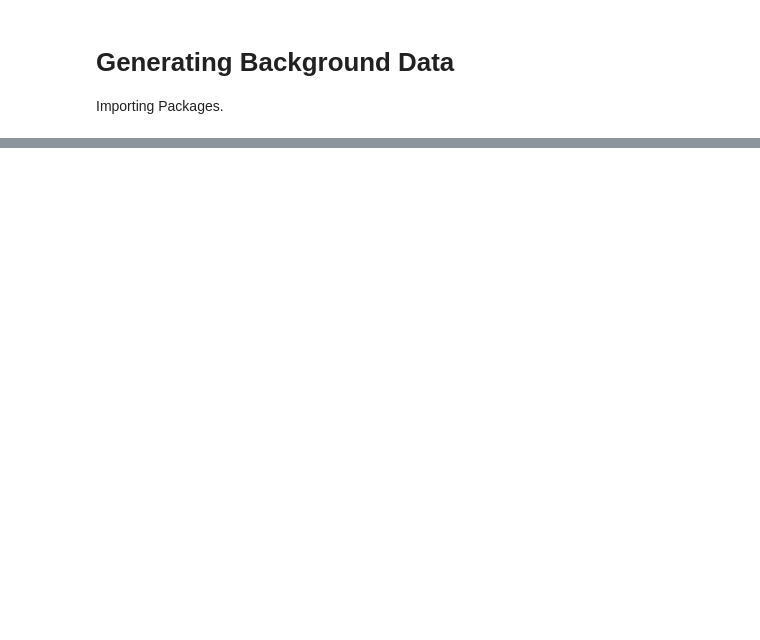
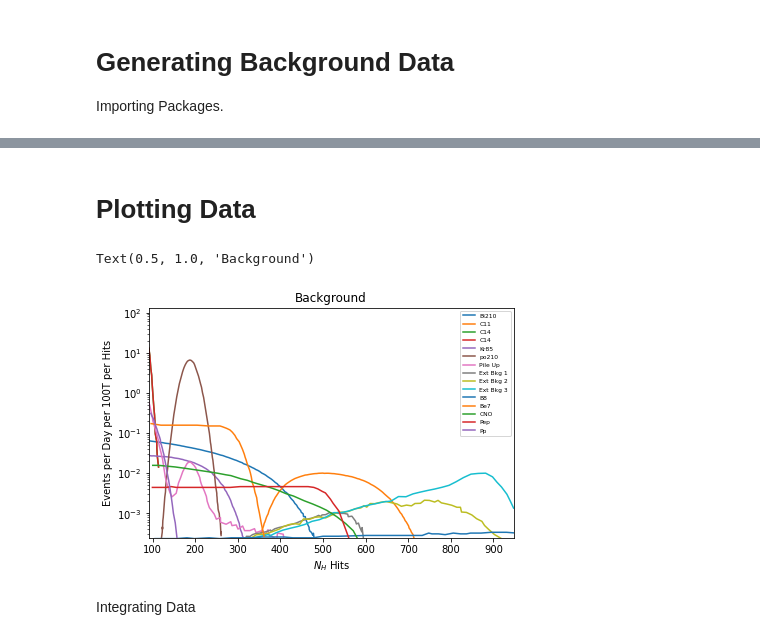
Before and after one commit to SenorBunBun/Upscatter-Solar-Modulation, a Jupyter notebook: OnOff/poissongaussiantest.ipynb, the cells around one changed output, grey strips where cells are left out. Saved outputs shown, nothing was run; the diff lists cells and outputs as text; code cells hidden in the pictures; blank space fills up the shorter version.

```diff
--- a/OnOff/poissongaussiantest.ipynb
+++ b/OnOff/poissongaussiantest.ipynb
@@ -35,0 +38,51 @@ plt.show()
+# %% [markdown]
+ # Plotting Data
+# %%
+bi210 = kfp.read_csv("bkgs/Bi210.csv", header=None)
+c11 =  kfp.read_csv("bkgs/C11.csv", header=None)
+c14 =  kfp.read_csv("bkgs/C14.csv", header=None)
+kr85 = kfp.read_csv("bkgs/Kr85.csv", header=None)
+po210 = kfp.read_csv("bkgs/Po210.csv", header=None)
+pileup = kfp.read_csv("bkgs/pile_up.csv", header=None)
+bkg1 = kfp.read_csv("bkgs/ext_bkg_1.csv", header=None)
+bkg2 = kfp.read_csv("bkgs/ext_bkg_2.csv", header=None)
+bkg3 = kfp.read_csv("bkgs/ext_bkg_3.csv", header=None)
+
+b8 = kfp.read_csv("bkgs/solar n/B8.csv", header=None)
+be7 = kfp.read_csv("bkgs/solar n/Be7.csv", header=None)
+cno = kfp.read_csv("bkgs/solar n/CNO.csv", header=None)
+pep = kfp.read_csv("bkgs/solar n/pep.csv", header=None)
+pp = kfp.read_csv("bkgs/solar n/pp.csv", header=None)
+# %%
+plt.plot(bi210[0], bi210[1], label="Bi210")
+plt.plot(c11[0], c11[1], label="C11")
+plt.plot(c14[0], c14[1], label="C14")
+plt.plot(c14[0], c14[1], label="C14")
+plt.plot(kr85[0], kr85[1], label="Kr85")
+plt.plot(po210[0], po210[1], label="po210")
+plt.plot(pileup[0], pileup[1], label="Pile Up")
+plt.plot(bkg1[0], bkg1[1], label="Ext Bkg 1")
+plt.plot(bkg2[0], bkg2[1], label="Ext Bkg 2")
+plt.plot(bkg3[0], bkg3[1], label="Ext Bkg 3")
+
+plt.plot(b8[0], b8[1], label="B8")
+plt.plot(be7[0], be7[1], label="Be7")
+plt.plot(cno[0], cno[1], label="CNO")
+plt.plot(pep[0], pep[1], label="Pep")
+plt.plot(pp[0], pp[1], label="Pp")
+
+
+plt.ylabel('Events per Day per 100T per Hits')
+plt.xlabel('$N_{H}$ Hits')
+plt.xlim([min(c14[0]), max(bkg3[0])])
+plt.ylim([min(po210[1]), max(c14[1])*10 ])
+plt.yscale('log')
+
+plt.legend(prop={'size' : 6})
+plt.tight_layout()
+plt.title('Background')
+# %% [output]
+Text(0.5, 1.0, 'Background')
+[figure, added]
+# %% [markdown]
+Integrating Data
```
Also changed, not shown: parts of 3 cells of this notebook.
